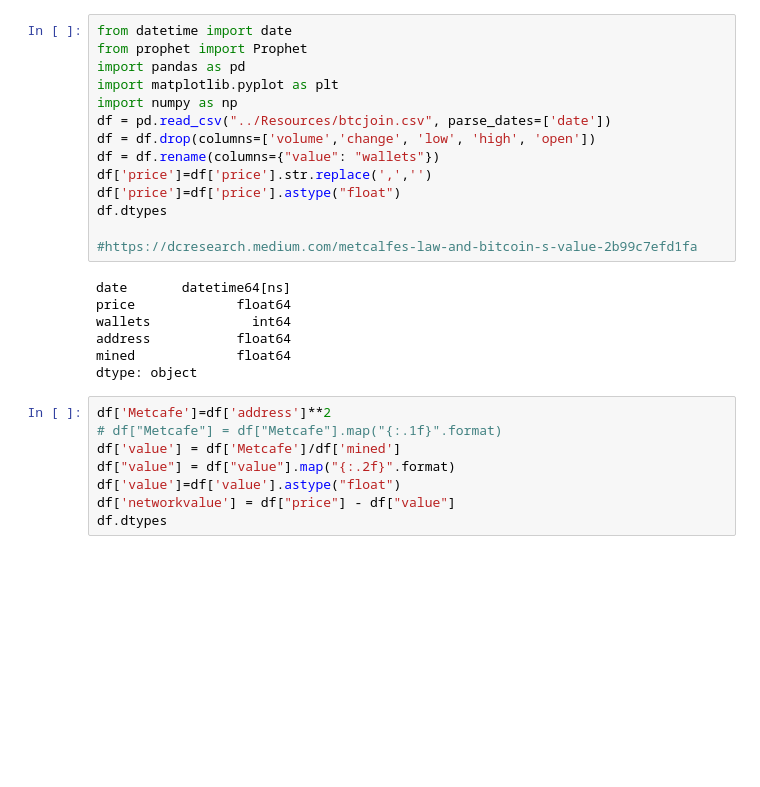
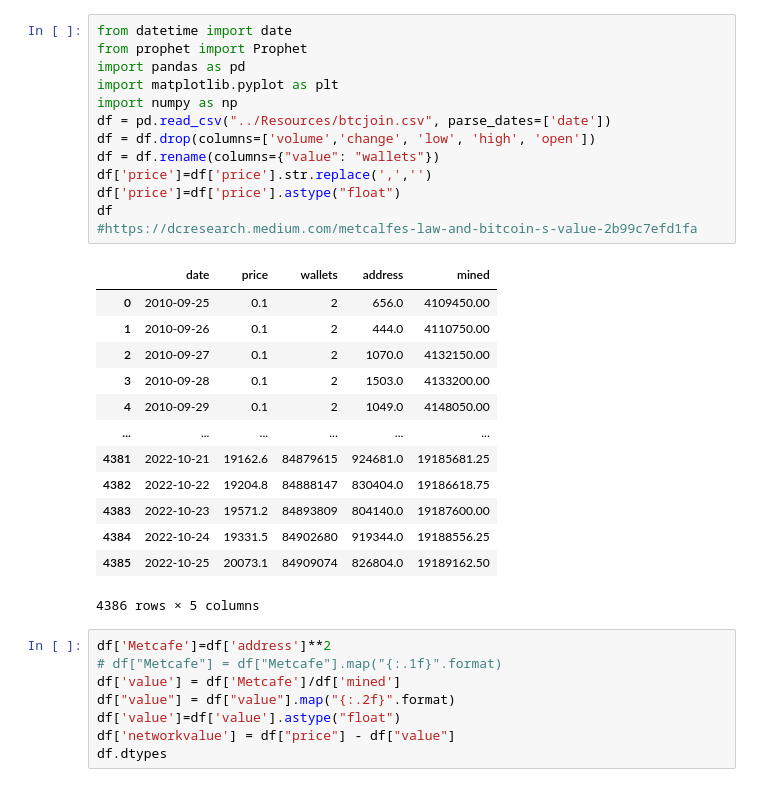
Before and after one commit to guevarch/projectchris, a Jupyter notebook: Final/BTC Prophet Prices.ipynb, the cells around one changed output. Saved outputs shown, nothing was run; the diff lists cells and outputs as text; blank space fills up the shorter version.

```diff
--- a/Final/BTC Prophet Prices.ipynb
+++ b/Final/BTC Prophet Prices.ipynb
@@ -1,24 +1,30 @@
 # %%
 from datetime import date
 from prophet import Prophet
 import pandas as pd
 import matplotlib.pyplot as plt
 import numpy as np
 df = pd.read_csv("../Resources/btcjoin.csv", parse_dates=['date'])
 df = df.drop(columns=['volume','change', 'low', 'high', 'open'])
 df = df.rename(columns={"value": "wallets"})
 df['price']=df['price'].str.replace(',','')
 df['price']=df['price'].astype("float")
-df.dtypes
-
+df
 #https://dcresearch.medium.com/metcalfes-law-and-bitcoin-s-value-2b99c7efd1fa
 # %% [output]
+|  | date | price | wallets | address | mined |
+| 0 | 2010-09-25 | 0.1 | 2 | 656.0 | 4109450.00 |
+| 1 | 2010-09-26 | 0.1 | 2 | 444.0 | 4110750.00 |
+| 2 | 2010-09-27 | 0.1 | 2 | 1070.0 | 4132150.00 |
+| 3 | 2010-09-28 | 0.1 | 2 | 1503.0 | 4133200.00 |
+| 4 | 2010-09-29 | 0.1 | 2 | 1049.0 | 4148050.00 |
+| ... | ... | ... | ... | ... | ... |
+| 4381 | 2022-10-21 | 19162.6 | 84879615 | 924681.0 | 19185681.25 |
+| 4382 | 2022-10-22 | 19204.8 | 84888147 | 830404.0 | 19186618.75 |
+| 4383 | 2022-10-23 | 19571.2 | 84893809 | 804140.0 | 19187600.00 |
+| 4384 | 2022-10-24 | 19331.5 | 84902680 | 919344.0 | 19188556.25 |
+| 4385 | 2022-10-25 | 20073.1 | 84909074 | 826804.0 | 19189162.50 |
-date       datetime64[ns]
-price             float64
-wallets             int64
-address           float64
-mined             float64
-dtype: object
+4386 rows × 5 columns
 # %%
 df['Metcafe']=df['address']**2
 # df["Metcafe"] = df["Metcafe"].map("{:.1f}".format)
```
Also changed, not shown: parts of 4 cells of this notebook, 12 other files.
